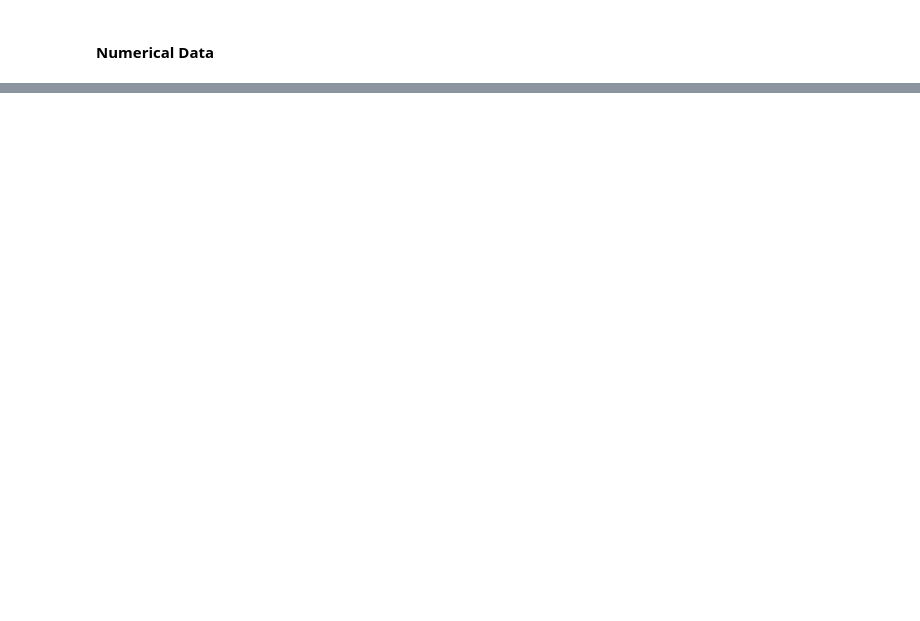
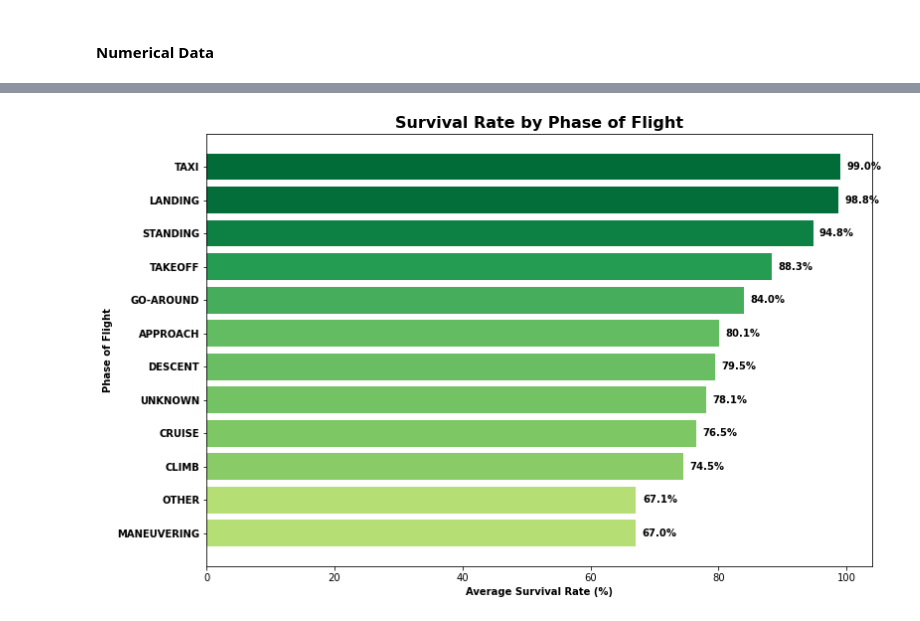
Before and after one commit to yvonniewanyoike/Phase1Project, a Jupyter notebook: Phase1Project.ipynb, the cells around one changed output, grey strips where cells are left out. Saved outputs shown, nothing was run; the diff lists cells and outputs as text; code cells hidden in the pictures; blank space fills up the shorter version.

```diff
--- a/Phase1Project.ipynb
+++ b/Phase1Project.ipynb
@@ -362,0 +1006,38 @@ dtype: int64
+# %%
+# 1. Group by the Phase of Flight
+phase_analysis = w_df.groupby('Broad.phase.of.flight').agg(
+    Avg_Survival_Rate=('Survival.Rate', 'mean'),
+    Total_Incidents=('Survival.Rate', 'count')
+).reset_index()
+
+# 2. Filter for Statistical Significance (e.g., at least 20 incidents)
+# This removes phases like "OTHER" or "UNKNOWN" if they have very little data
+phase_proven = phase_analysis[phase_analysis['Total_Incidents'] >= 20].copy()
+
+# 3. Sort by the highest survival rate
+phase_proven = phase_proven.sort_values(by='Avg_Survival_Rate', ascending=False)
+
+# 4. Create a professional color list
+# Using a gradient from Green (Safe) to Orange (Lower Survival)
+colors = plt.cm.RdYlGn(phase_proven['Avg_Survival_Rate'] / 100)
+
+# 5. Plotting
+plt.figure(figsize=(12, 8))
+bars = plt.barh(phase_proven['Broad.phase.of.flight'],
+                phase_proven['Avg_Survival_Rate'],
+                color=colors)
+
+# Add percentage labels to the ends of the bars
+for bar in bars:
+    width = bar.get_width()
+    plt.text(width + 1, bar.get_y() + bar.get_height()/2,
+             f'{width:.1f}%', va='center', fontweight='bold')
+
+plt.title('Survival Rate by Phase of Flight', fontsize=16, fontweight='bold')
+plt.xlabel('Average Survival Rate (%)', fontweight='bold')
+plt.ylabel('Phase of Flight', fontweight='bold')
+plt.yticks(fontweight='bold')
+plt.gca().invert_yaxis()
+plt.show()
+# %% [output]
+[figure, added]
```
Also changed, not shown: parts of 122 cells of this notebook.
